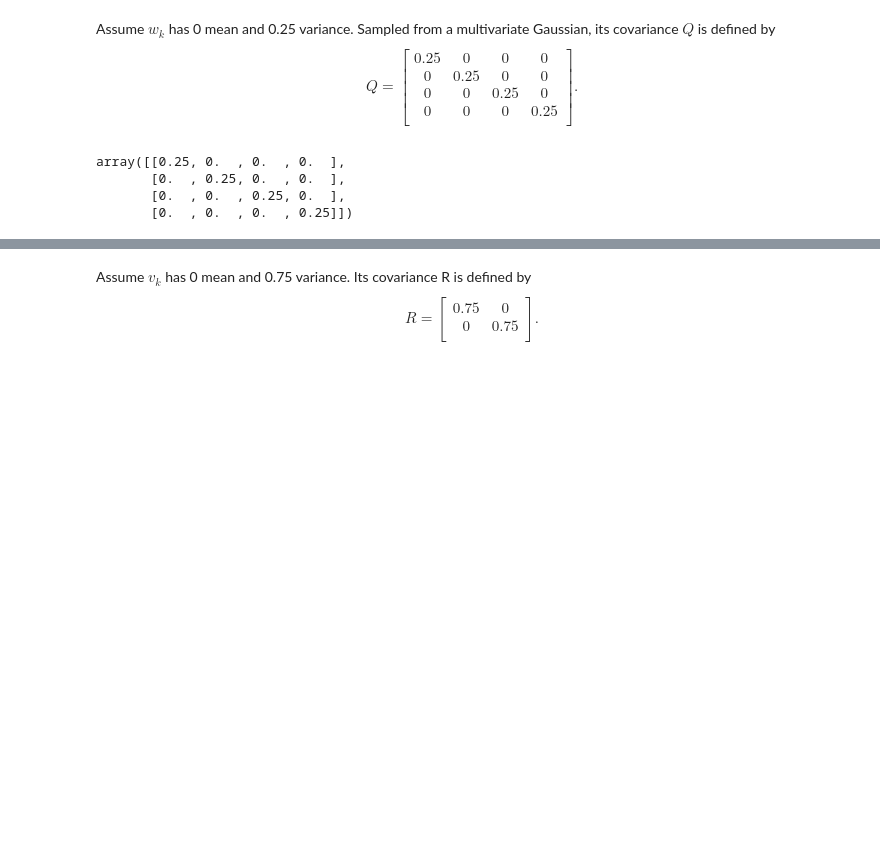
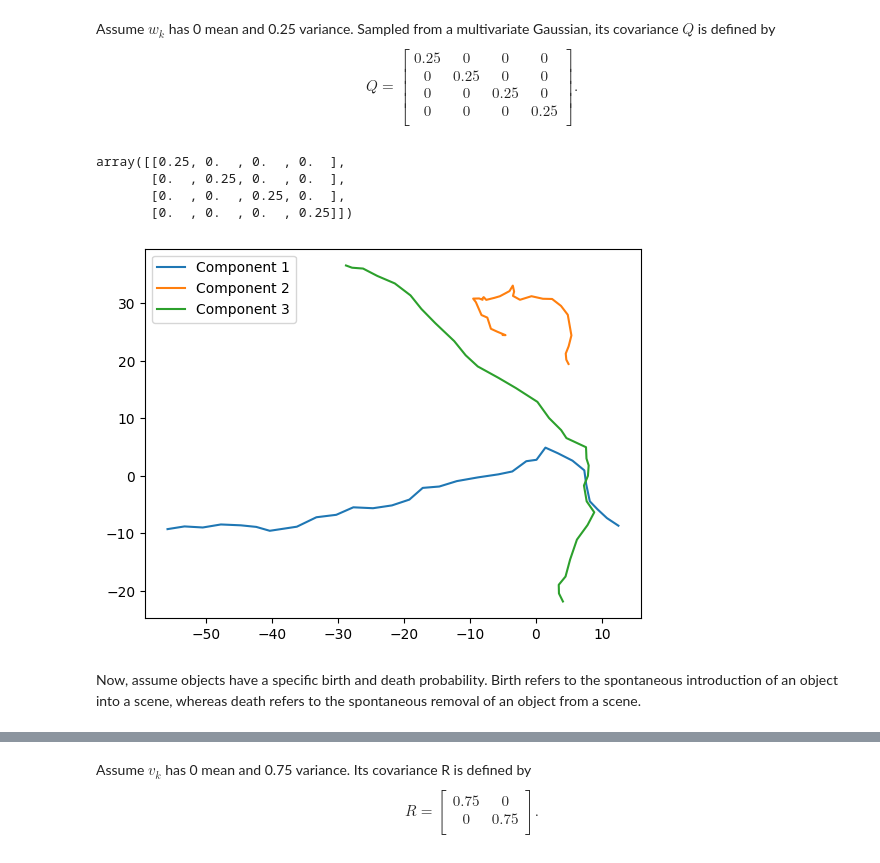
Before and after one commit to mtt-phd/mtt-phd, a Jupyter notebook: gmphd.ipynb, the cells around one changed output, grey strips where cells are left out. Drawn from its saved outputs; the diff is of its cells as text; code cells hidden in the pictures; blank space fills up the shorter version.

Commit message:
Simulated motion and measurement

```diff
--- a/gmphd.ipynb
+++ b/gmphd.ipynb
@@ -98,3 +101,43 @@ array([[0.25, 0.  , 0.  , 0.  ],
        [0.  , 0.25, 0.  , 0.  ],
        [0.  , 0.  , 0.25, 0.  ],
        [0.  , 0.  , 0.  , 0.25]])
+# %%
+def simulate_motion_basic(num_steps:int=10, init_truths:int=3):
+    all_states = {}
+    # initial truths
+    for i in range(init_truths):
+        state = np.array([
+            *np.random.uniform(-30, 30, 2),
+            *np.random.uniform(-2, 2, 2),
+        ])
+
+        all_states[i] = [state.copy()]
+
+    for step in range(1, num_steps + 1):
+
+        for i in all_states.keys():
+            # get previous state
+            state = all_states[i][-1]
+
+            # # without noise
+            # new_state = F @ state
+            # with noise
+            new_state = F @ state + np.random.multivariate_normal(np.zeros(Q[0].size), Q)
+            all_states[i].append(new_state.copy())
+
+    return all_states
+# %%
+# generate ground truths (i.e., true motion)
+# assume 3 components
+%matplotlib inline
+num_components = 3
+ground_truths = simulate_motion_basic(num_steps=30, init_truths=num_components)
+for i, state in ground_truths.items():
+    pos = np.array([s[:2] for s in state])
+    plt.plot(*pos[:,:2].T, label=f'Component {i + 1}')
+    plt.legend()
+plt.show()
+# %% [output]
+[figure, added]
+# %% [markdown]
+Now, assume objects have a specific birth and death probability. Birth refers to the spontaneous introduction of an object into a scene, whereas death refers to the spontaneous removal of an object from a scene.
```
Also changed, not shown: parts of 20 cells of this notebook.
